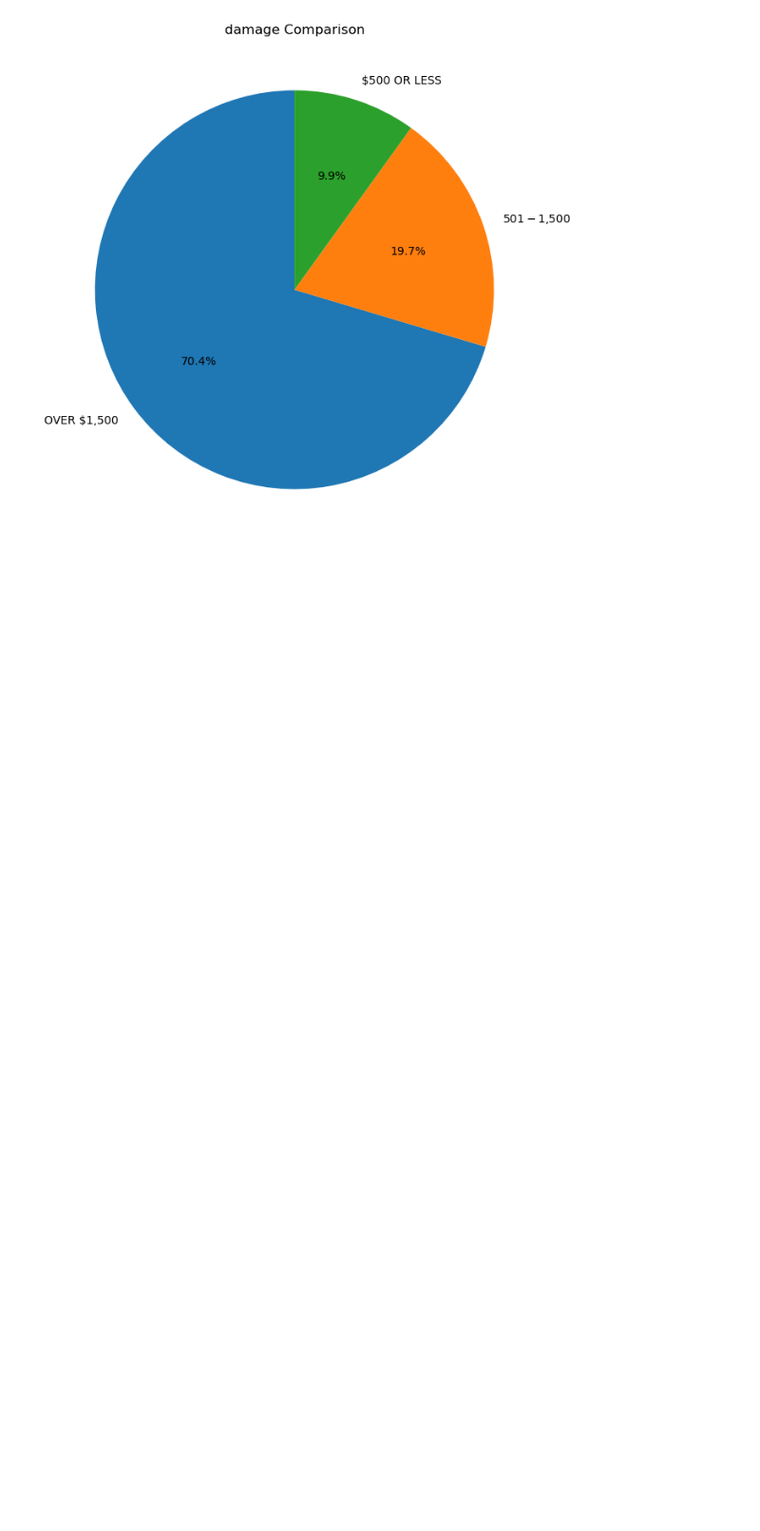
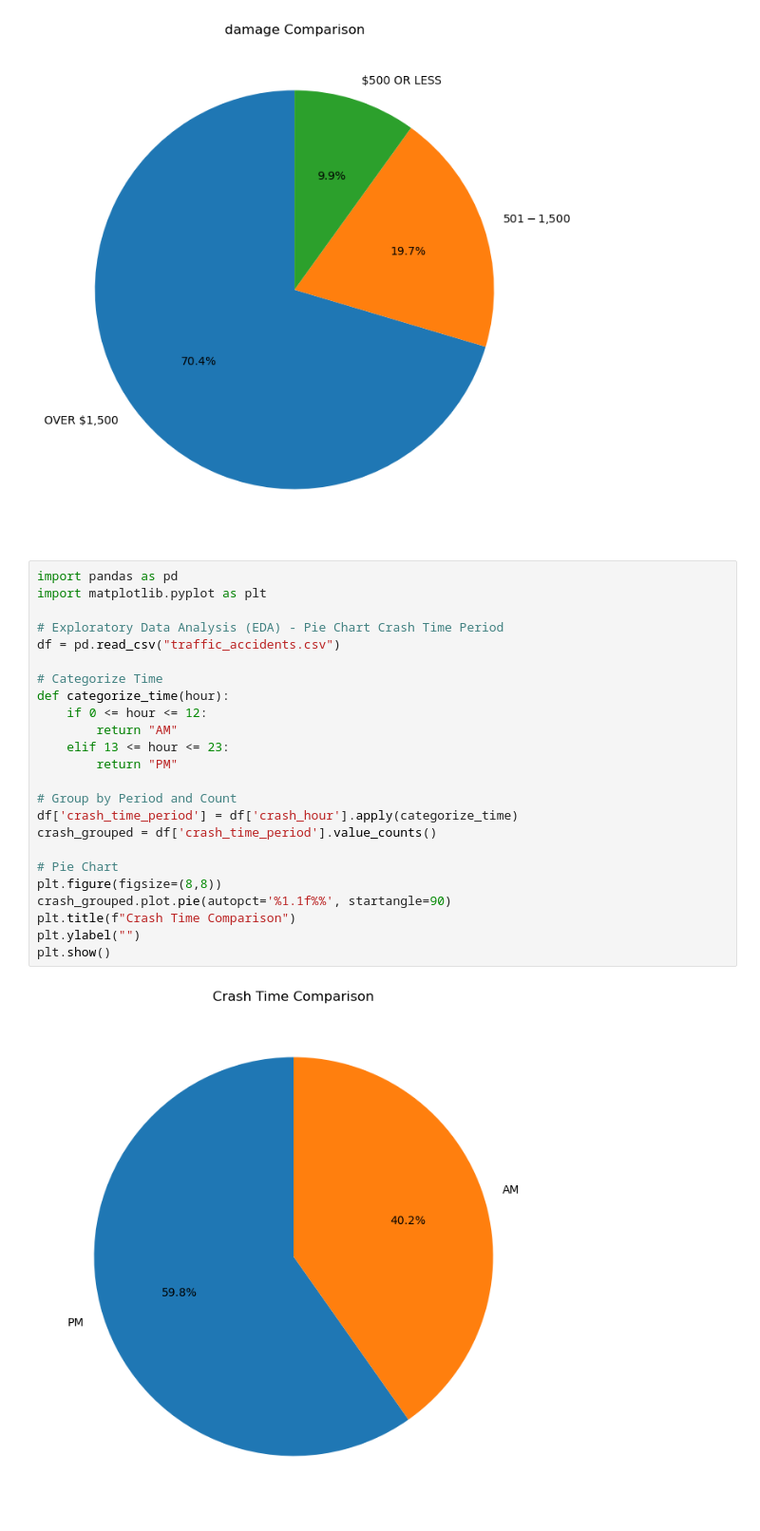
Before and after one commit to FlazeFy2/DS-Traffic_Accidents, a Jupyter notebook: exploratory data analysis-pie.ipynb, the cells around one changed output. Shown: that part at 95% size. Drawn from its saved outputs; the diff is of its cells as text; blank space fills up the shorter version.

Commit message:
[DS] Exploratory Data Analysis (EDA) - Pie Chart Crash Time Period

```diff
--- a/exploratory data analysis-pie.ipynb
+++ b/exploratory data analysis-pie.ipynb
@@ -22,3 +22,29 @@ for dt in context_col:
 [figure]
 [figure]
 [figure]
+# %%
+import pandas as pd
+import matplotlib.pyplot as plt
+
+# Exploratory Data Analysis (EDA) - Pie Chart Crash Time Period
+df = pd.read_csv("traffic_accidents.csv")
+
+# Categorize Time
+def categorize_time(hour):
+    if 0 <= hour <= 12:
+        return "AM"
+    elif 13 <= hour <= 23:
+        return "PM"
+
+# Group by Period and Count
+df['crash_time_period'] = df['crash_hour'].apply(categorize_time)
+crash_grouped = df['crash_time_period'].value_counts()
+
+# Pie Chart
+plt.figure(figsize=(8,8))
+crash_grouped.plot.pie(autopct='%1.1f%%', startangle=90)
+plt.title(f"Crash Time Comparison")
+plt.ylabel("")
+plt.show()
+# %% [output]
+[figure, added]
```
